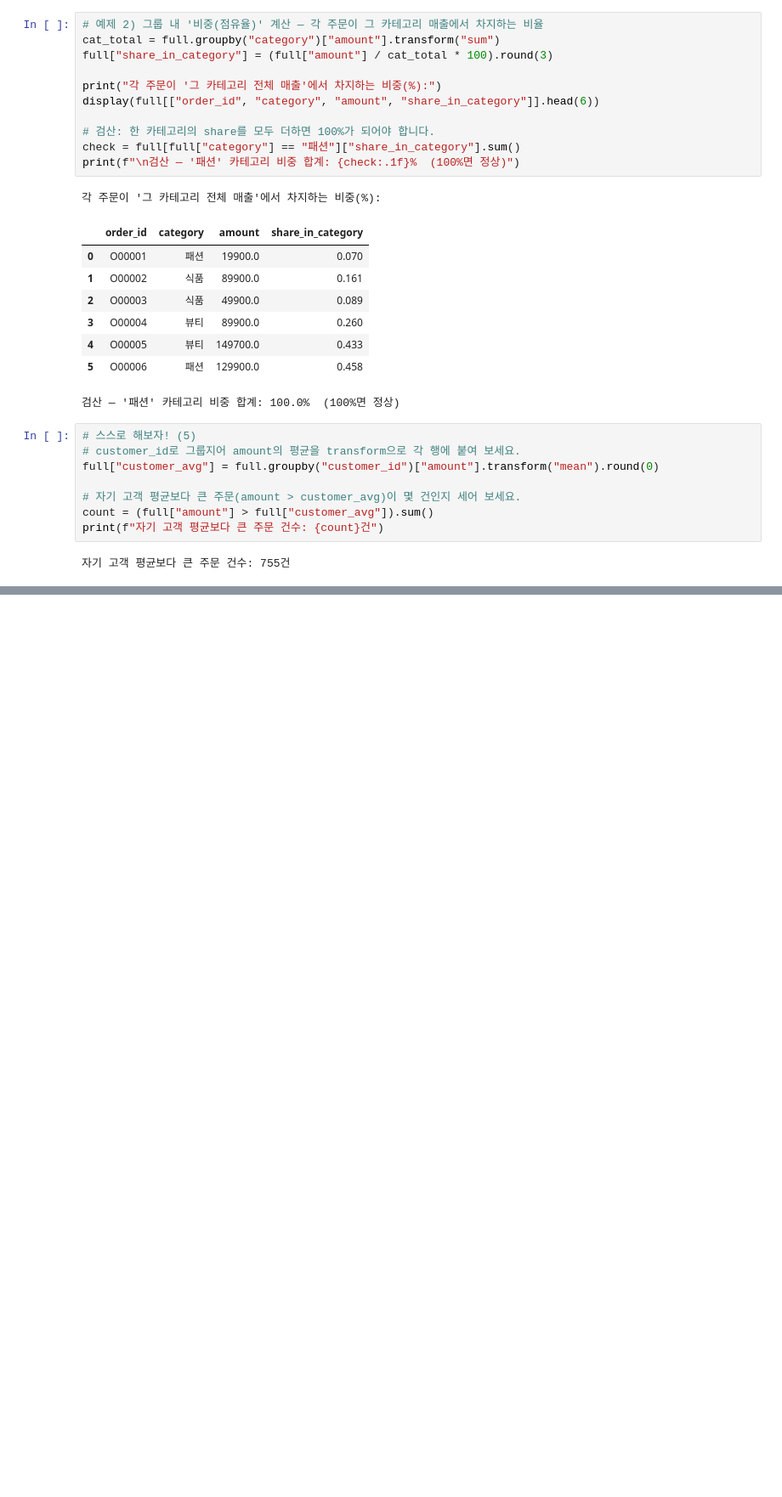
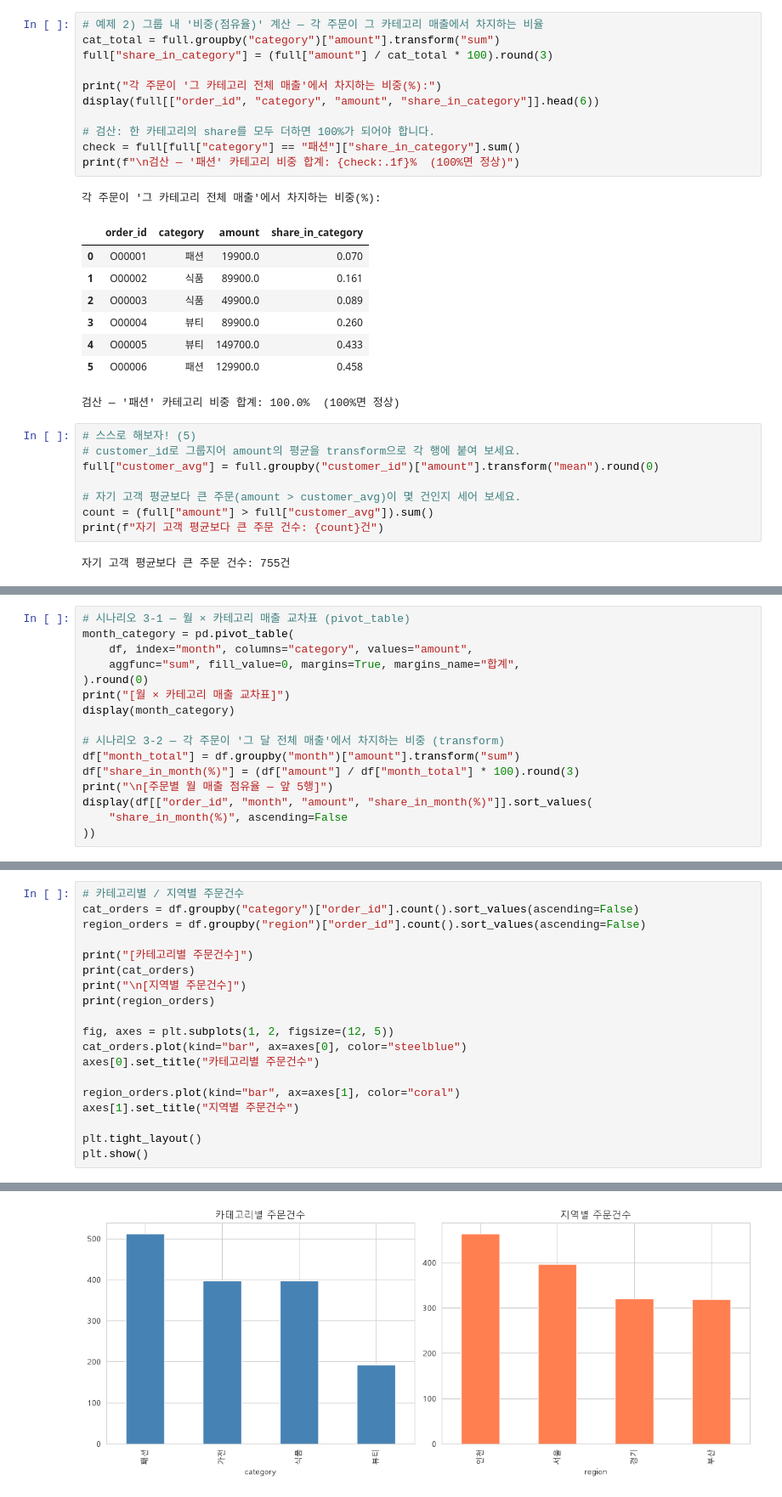
Before and after one commit to meosun129/ai-data-bootcamp, a Jupyter notebook: D004/Day3.ipynb, the cells around one changed output, grey strips where cells are left out. Shown at 85% size. Saved outputs shown, nothing was run; the diff lists cells and outputs as text; blank space fills up the shorter version.

```diff
--- a/D004/Day3.ipynb
+++ b/D004/Day3.ipynb
@@ -567,0 +781,16 @@ print(f"자기 고객 평균보다 큰 주문 건수: {count}건")
+# %%
+# 시나리오 3-1 — 월 × 카테고리 매출 교차표 (pivot_table)
+month_category = pd.pivot_table(
+    df, index="month", columns="category", values="amount",
+    aggfunc="sum", fill_value=0, margins=True, margins_name="합계",
+).round(0)
+print("[월 × 카테고리 매출 교차표]")
+display(month_category)
+
+# 시나리오 3-2 — 각 주문이 '그 달 전체 매출'에서 차지하는 비중 (transform)
+df["month_total"] = df.groupby("month")["amount"].transform("sum")
+df["share_in_month(%)"] = (df["amount"] / df["month_total"] * 100).round(3)
+print("\n[주문별 월 매출 점유율 — 앞 5행]")
+display(df[["order_id", "month", "amount", "share_in_month(%)"]].sort_values(
+    "share_in_month(%)", ascending=False
+))
@@ -567,0 +874,20 @@ print(f"자기 고객 평균보다 큰 주문 건수: {count}건")
+# %%
+# 카테고리별 / 지역별 주문건수
+cat_orders = df.groupby("category")["order_id"].count().sort_values(ascending=False)
+region_orders = df.groupby("region")["order_id"].count().sort_values(ascending=False)
+
+print("[카테고리별 주문건수]")
+print(cat_orders)
+print("\n[지역별 주문건수]")
+print(region_orders)
+
+fig, axes = plt.subplots(1, 2, figsize=(12, 5))
+cat_orders.plot(kind="bar", ax=axes[0], color="steelblue")
+axes[0].set_title("카테고리별 주문건수")
+
+region_orders.plot(kind="bar", ax=axes[1], color="coral")
+axes[1].set_title("지역별 주문건수")
+
+plt.tight_layout()
+plt.show()
+# %% [output]
@@ -567,0 +909 @@ print(f"자기 고객 평균보다 큰 주문 건수: {count}건")
+[figure, added]
```
Also changed, not shown: parts of 18 cells of this notebook.
